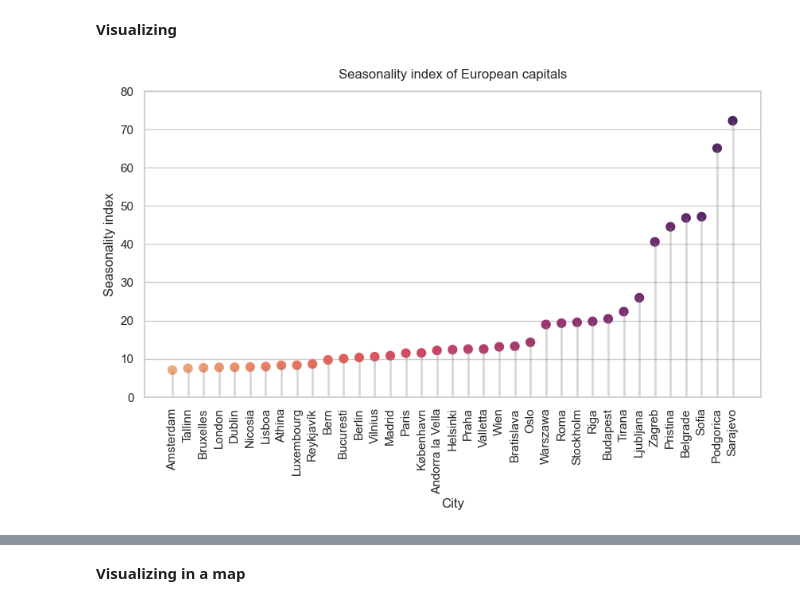
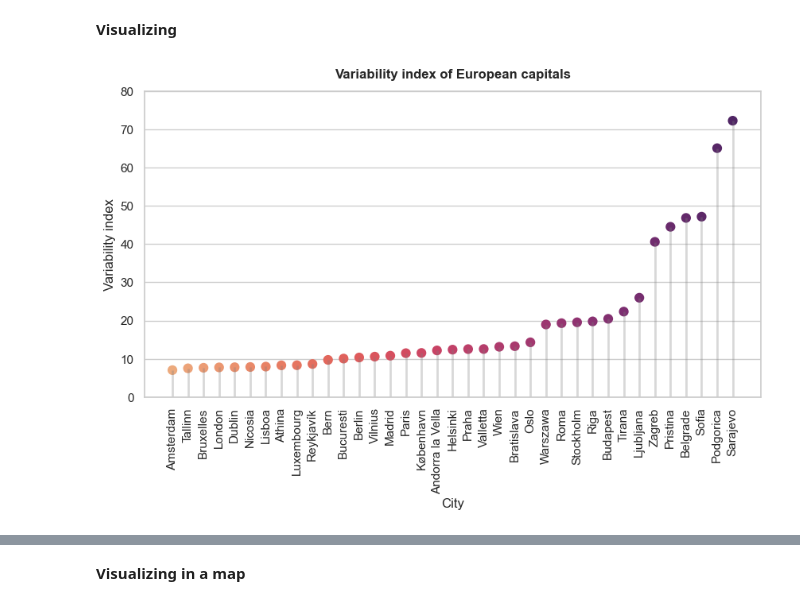
Before and after one commit to mplanasgit/Ironhack-Final-Project, a Jupyter notebook: src/EDA_stationality.ipynb, the cells around one changed output, grey strips where cells are left out. Drawn from its saved outputs; the diff is of its cells as text; code cells hidden in the pictures.

Commit message:
updated seasonality

```diff
--- a/src/EDA_stationality.ipynb
+++ b/src/EDA_stationality.ipynb
@@ -41,7 +41,7 @@ engine = alch.create_engine(connectionData)
 # %%
 def get_country (country):
     query = f"""
-    SELECT Datetime, Concentration, Year, Month, Day
+    SELECT *
     FROM `{country.lower()}`
     ;"""
     df = pd.read_sql_query(query, engine)
@@ -83,17 +83,20 @@ df_seasonality.to_csv('../data/EEA/All/all_seasonality_index.csv', index = False
 df_seasonality.to_sql('seasonality_index', index = False, con = engine)
 # %% [output]
 37
+# %%
+df_seasonality = get_country("seasonality_index")
 # %% [markdown]
 **Visualizing**
 # %%
 # Visualization
 dataset = df_seasonality.sort_values(by=['Seasonality index'])
 fig = sns.pointplot(data = dataset, y = 'Seasonality index', x = 'City', palette = 'flare')
 fig.set_xticklabels(rotation=90, labels = [i for i in dataset['City']])
+fig.set_ylabel("Variability index")
 plt.vlines(dataset['City'], 0, dataset['Seasonality index'], color = "grey", lw=2, alpha=0.3)
-plt.title("Seasonality index of European capitals", y = 1.02)
+plt.title("Variability index of European capitals", y = 1.02, weight='bold')
 plt.ylim(0,80)
 plt.savefig(f"./output/global/seasonality_index_plot_png.png", dpi=1000, bbox_inches='tight')
 plt.show()
 # %% [output]
-[figure, old version]
+[figure, new version]
```
Also changed, not shown: parts of 3 cells of this notebook, 2 other files.
